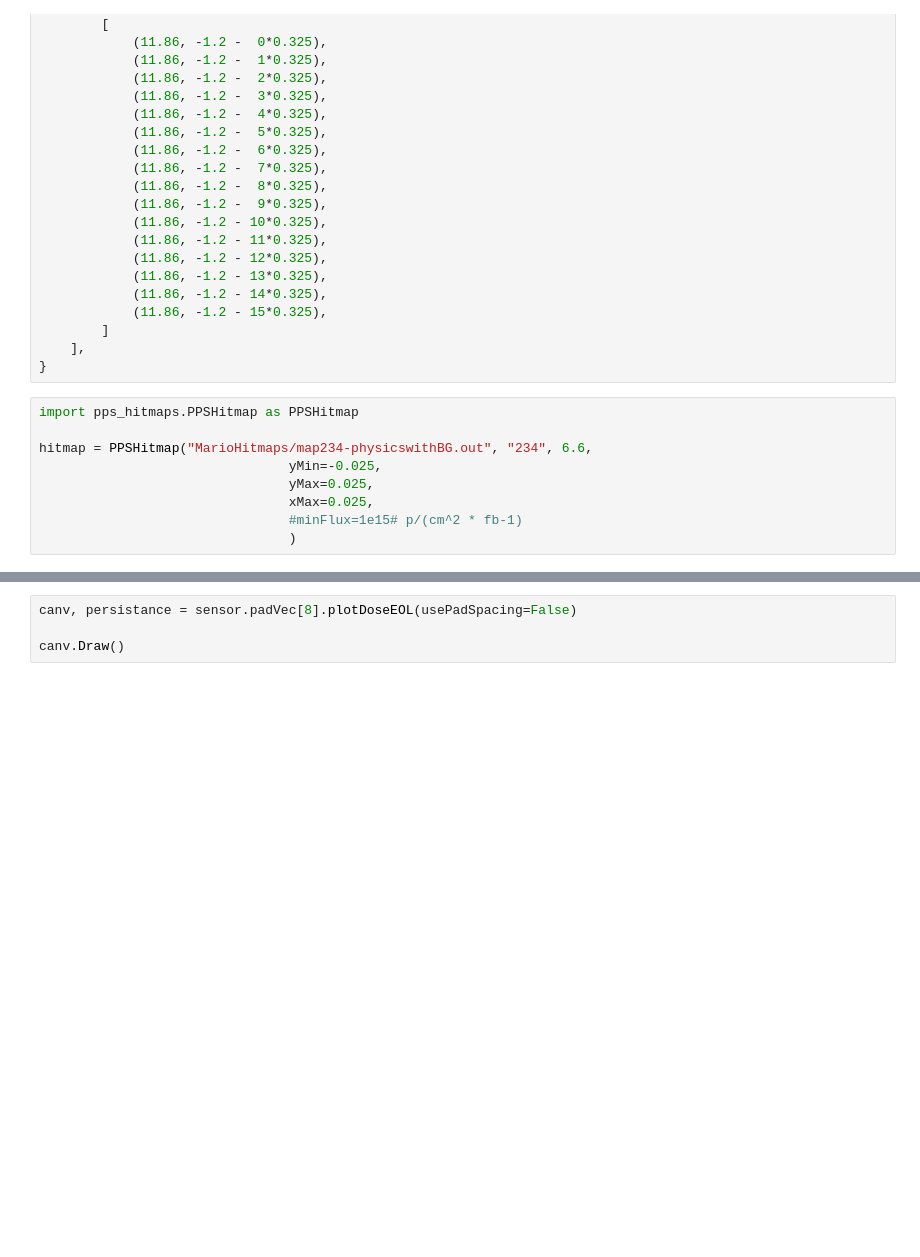
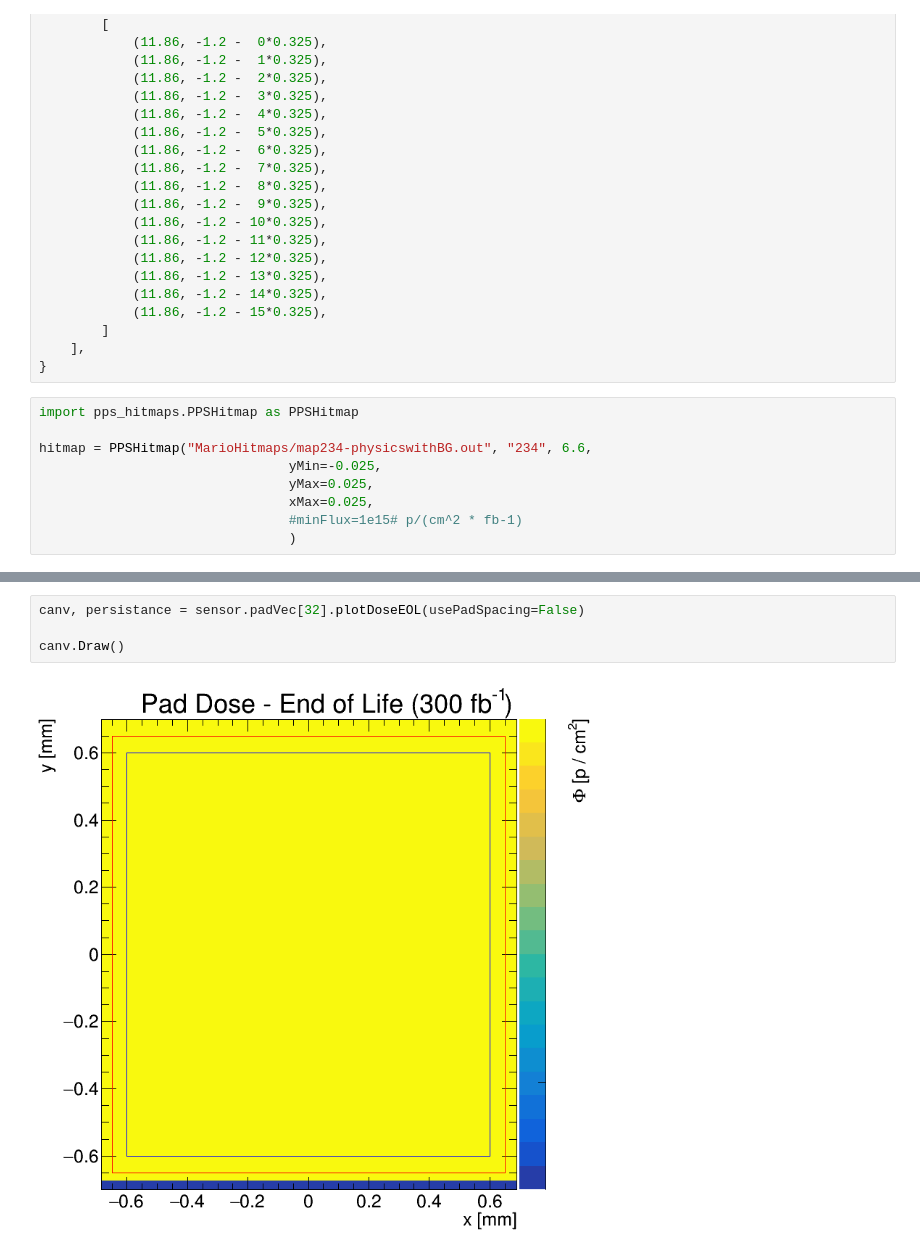
Before and after one commit to gmarozzo/PPS-Sensor-Studies, a Jupyter notebook: Voltage.ipynb, the cells around one changed output, grey strips where cells are left out. Cells and saved outputs as stored; diff of their text form; blank space fills up the shorter version.

```diff
--- a/Voltage.ipynb
+++ b/Voltage.ipynb
@@ -216,4 +236,6 @@ canv.Draw()
 # %%
-canv, persistance = sensor.padVec[8].plotDoseEOL(usePadSpacing=False)
+canv, persistance = sensor.padVec[32].plotDoseEOL(usePadSpacing=False)
 
 canv.Draw()
+# %% [output]
+[figure, added]
```
Also changed, not shown: parts of 5 cells of this notebook, 3 other files.
